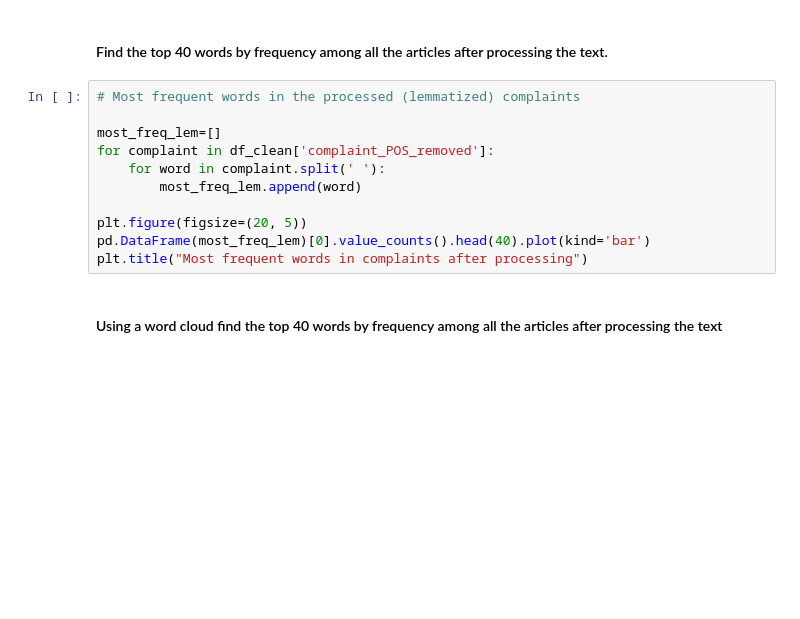
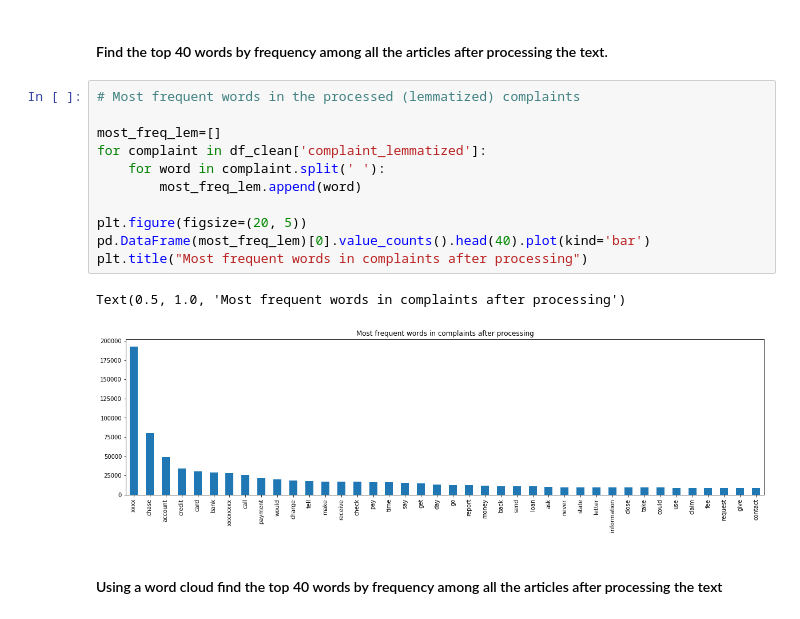
Before and after one commit to ps2420/ticket-classifcation, a Jupyter notebook: Automatic_Ticket_Classification_Assignment.ipynb, the cells around one changed output. Saved outputs shown, nothing was run; the diff lists cells and outputs as text; blank space fills up the shorter version.

```diff
--- a/Automatic_Ticket_Classification_Assignment.ipynb
+++ b/Automatic_Ticket_Classification_Assignment.ipynb
@@ -428,14 +437,17 @@ plt.xlabel("Complaint Character length ranges")
 # %%
 # Most frequent words in the processed (lemmatized) complaints
 
 most_freq_lem=[]
-for complaint in df_clean['complaint_POS_removed']:
+for complaint in df_clean['complaint_lemmatized']:
     for word in complaint.split(' '):
         most_freq_lem.append(word)
 
 plt.figure(figsize=(20, 5))
 pd.DataFrame(most_freq_lem)[0].value_counts().head(40).plot(kind='bar')
 plt.title("Most frequent words in complaints after processing")
+# %% [output]
+Text(0.5, 1.0, 'Most frequent words in complaints after processing')
+[figure, added]
 # %% [markdown]
 #### Using a word cloud find the top 40 words by frequency among all the articles after processing the text
 # %%
```
Also changed, not shown: parts of 53 cells of this notebook.
